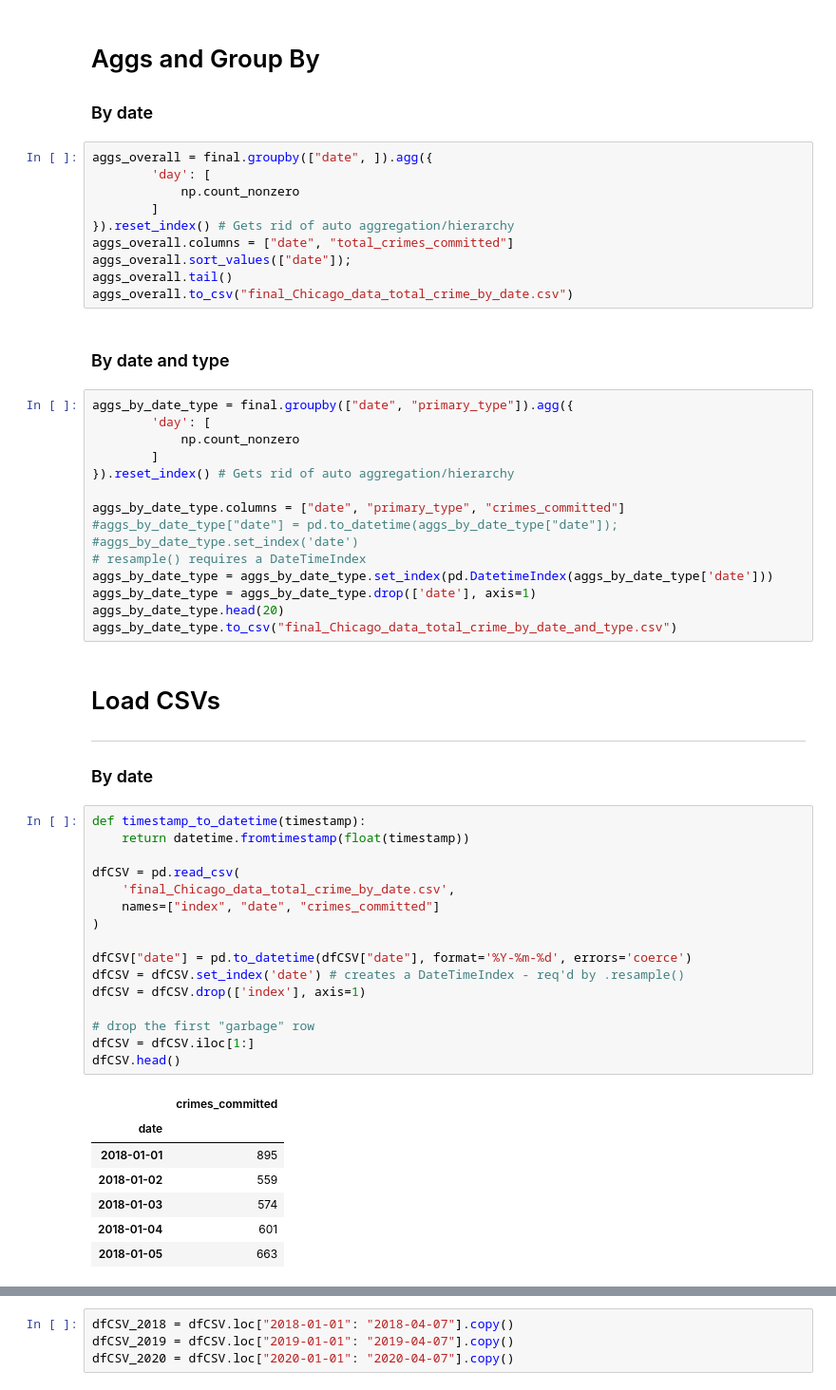
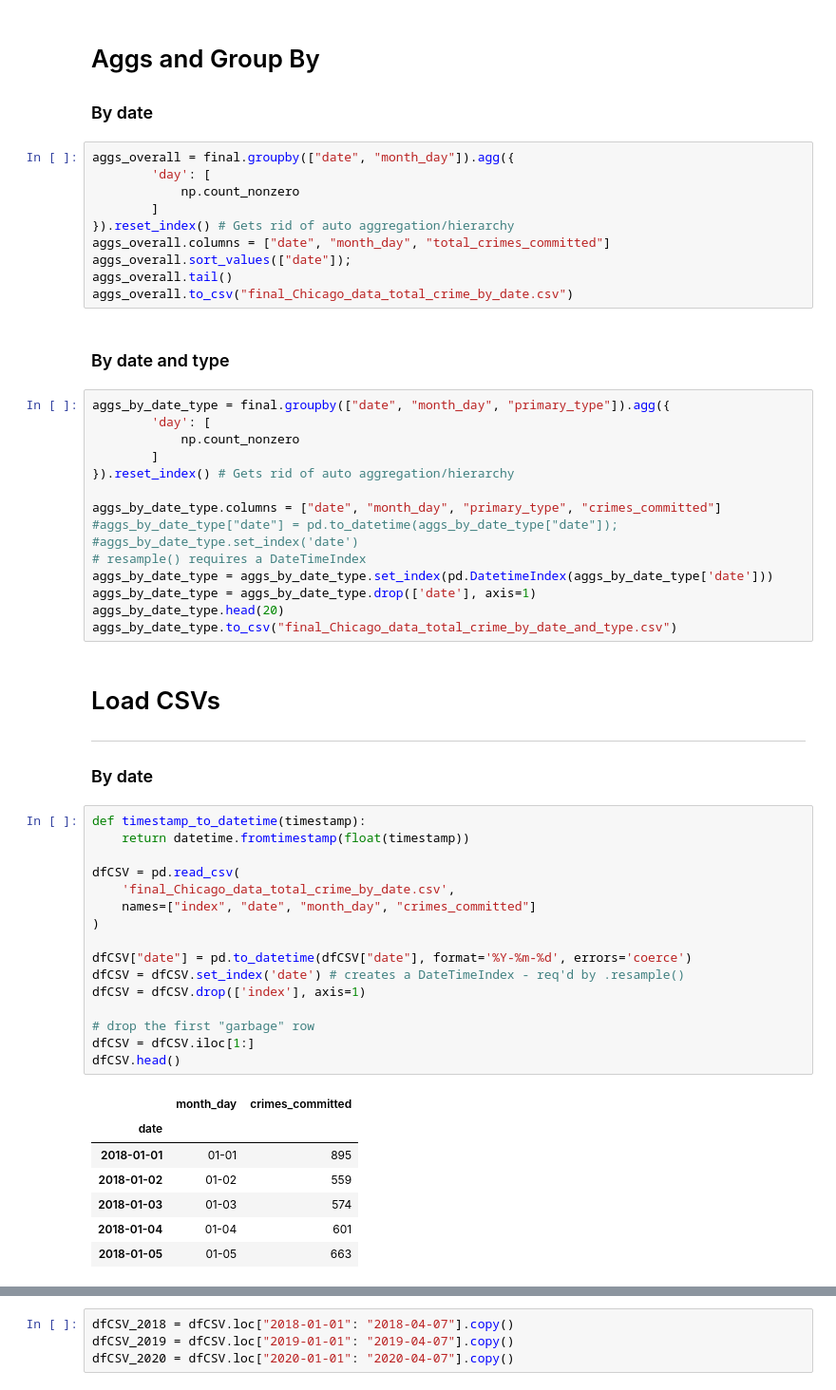
Before and after one commit to bigtoga/Project2, a Jupyter notebook: Scott/Chicago3.ipynb, the cells around one changed output, grey strips where cells are left out. Shown at 95% size. Saved outputs shown, nothing was run; the diff lists cells and outputs as text.

```diff
--- a/Scott/Chicago3.ipynb
+++ b/Scott/Chicago3.ipynb
@@ -123,25 +125,25 @@ final.to_csv("final_Chicago_data_detail.csv")
 
 ### By date
 # %%
-aggs_overall = final.groupby(["date", ]).agg({
+aggs_overall = final.groupby(["date", "month_day"]).agg({
         'day': [
             np.count_nonzero
         ]
 }).reset_index() # Gets rid of auto aggregation/hierarchy
-aggs_overall.columns = ["date", "total_crimes_committed"]
+aggs_overall.columns = ["date", "month_day", "total_crimes_committed"]
 aggs_overall.sort_values(["date"]);
 aggs_overall.tail()
 aggs_overall.to_csv("final_Chicago_data_total_crime_by_date.csv")
 # %% [markdown]
 ### By date and type
 # %%
-aggs_by_date_type = final.groupby(["date", "primary_type"]).agg({
+aggs_by_date_type = final.groupby(["date", "month_day", "primary_type"]).agg({
         'day': [
             np.count_nonzero
         ]
 }).reset_index() # Gets rid of auto aggregation/hierarchy
 
-aggs_by_date_type.columns = ["date", "primary_type", "crimes_committed"]
+aggs_by_date_type.columns = ["date", "month_day", "primary_type", "crimes_committed"]
 #aggs_by_date_type["date"] = pd.to_datetime(aggs_by_date_type["date"]);
 #aggs_by_date_type.set_index('date')
 # resample() requires a DateTimeIndex
@@ -158,27 +160,27 @@ aggs_by_date_type.to_csv("final_Chicago_data_total_crime_by_date_and_type.csv")
 # %%
 def timestamp_to_datetime(timestamp):
     return datetime.fromtimestamp(float(timestamp))
 
 dfCSV = pd.read_csv(
     'final_Chicago_data_total_crime_by_date.csv',
-    names=["index", "date", "crimes_committed"]
+    names=["index", "date", "month_day", "crimes_committed"]
 )
 
 dfCSV["date"] = pd.to_datetime(dfCSV["date"], format='%Y-%m-%d', errors='coerce')
 dfCSV = dfCSV.set_index('date') # creates a DateTimeIndex - req'd by .resample()
 dfCSV = dfCSV.drop(['index'], axis=1)
 
 # drop the first "garbage" row
 dfCSV = dfCSV.iloc[1:]
 dfCSV.head()
 # %% [output]
-|  | crimes_committed |
-| date |  |
-| 2018-01-01 | 895 |
-| 2018-01-02 | 559 |
-| 2018-01-03 | 574 |
-| 2018-01-04 | 601 |
-| 2018-01-05 | 663 |
+|  | month_day | crimes_committed |
+| date |  |  |
+| 2018-01-01 | 01-01 | 895 |
+| 2018-01-02 | 01-02 | 559 |
+| 2018-01-03 | 01-03 | 574 |
+| 2018-01-04 | 01-04 | 601 |
+| 2018-01-05 | 01-05 | 663 |
 # %%
 # set number of days and standard deviations to use for rolling
 # lookback period for Bollinger band calculation
```
Also changed, not shown: parts of 15 cells of this notebook.
